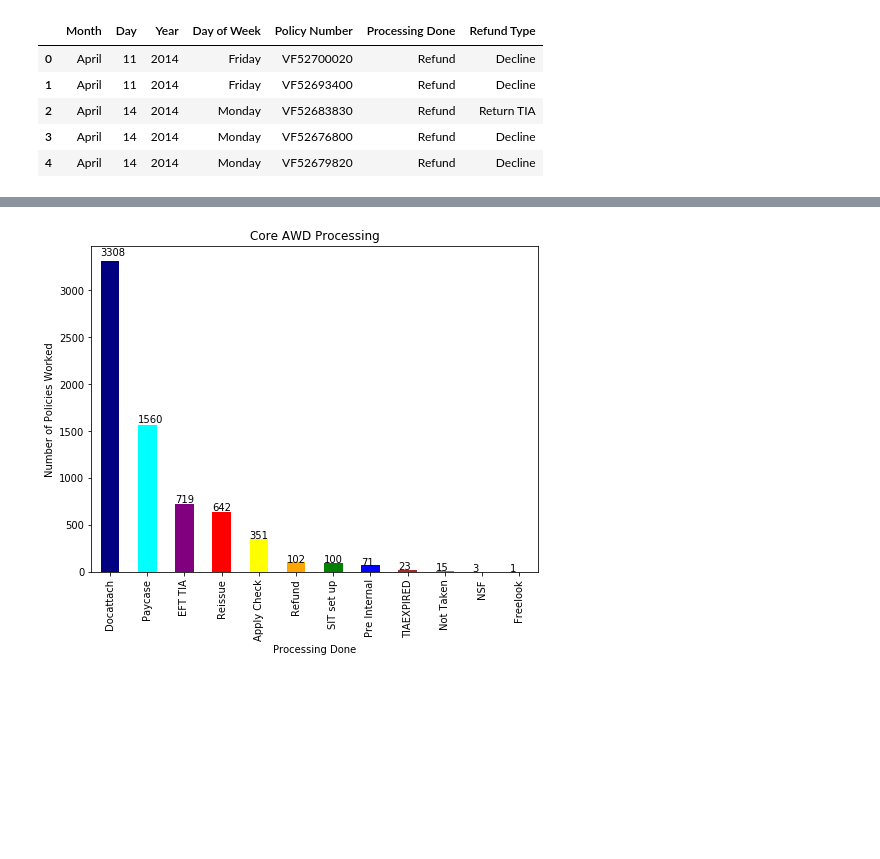
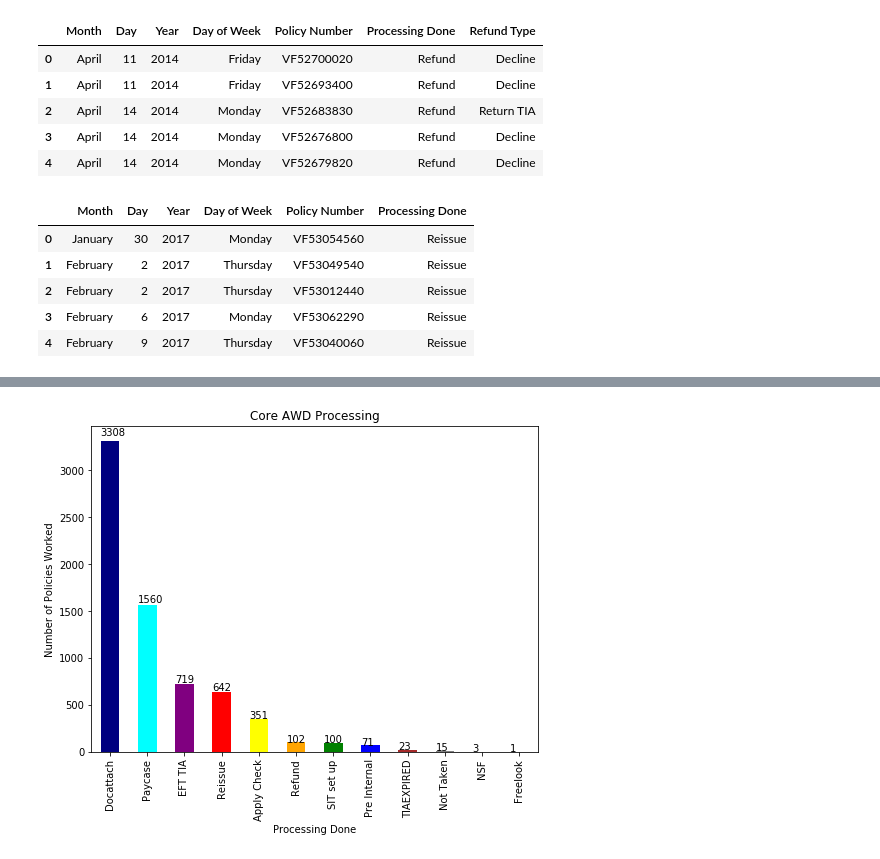
Before and after one commit to johnsethchong/PL_project, a Jupyter notebook: Python Analysis.ipynb, the cells around one changed output, grey strips where cells are left out. Cells and saved outputs as stored; diff of their text form; code cells hidden in the pictures; blank space fills up the shorter version.

```diff
--- a/Python Analysis.ipynb
+++ b/Python Analysis.ipynb
@@ -269,3 +270,35 @@ IPD_refund_df.head()
 | 2 | April | 14 | 2014 | Monday | VF52683830 | Refund | Return TIA |
 | 3 | April | 14 | 2014 | Monday | VF52676800 | Refund | Decline |
 | 4 | April | 14 | 2014 | Monday | VF52679820 | Refund | Decline |
+# %%
+#Import CSV
+IPDreissue = pd.read_csv("Data/ipd-reissue.csv")
+
+#Use delimiter  to split Date by commas
+IPDreissuedate = IPDreissue["Date"].str.split(",", expand = True)
+
+#Grab columns
+IPDreissue_day_of_week = IPDreissuedate[0]
+IPDreissue_month_and_day= IPDreissuedate[1]
+
+#Use another space delimiter for more specific columns
+IPDreissue_month = IPDreissue_month_and_day.str.split(" ", expand=True)[1]
+IPDreissue_day = IPDreissue_month_and_day.str.split(" ", expand=True)[2]
+IPDreissue_year = IPDreissuedate[2]
+
+#Create DataFrame
+IPD_reissue_df = pd.DataFrame({"Month": IPDreissue_month,
+                          "Day": IPDreissue_day,
+                           "Year": IPDreissue_year,
+                          "Day of Week": IPDreissue_day_of_week,
+                           "Policy Number": IPDreissue["Policy #"],
+                              "Processing Done": IPDreissue["Queue"]
+                          })
+IPD_reissue_df.head()
+# %% [output]
+|  | Month | Day | Year | Day of Week | Policy Number | Processing Done |
+| 0 | January | 30 | 2017 | Monday | VF53054560 | Reissue |
+| 1 | February | 2 | 2017 | Thursday | VF53049540 | Reissue |
+| 2 | February | 2 | 2017 | Thursday | VF53012440 | Reissue |
+| 3 | February | 6 | 2017 | Monday | VF53062290 | Reissue |
+| 4 | February | 9 | 2017 | Thursday | VF53040060 | Reissue |
```
Also changed, not shown: parts of 2 cells of this notebook, 1 other file.
